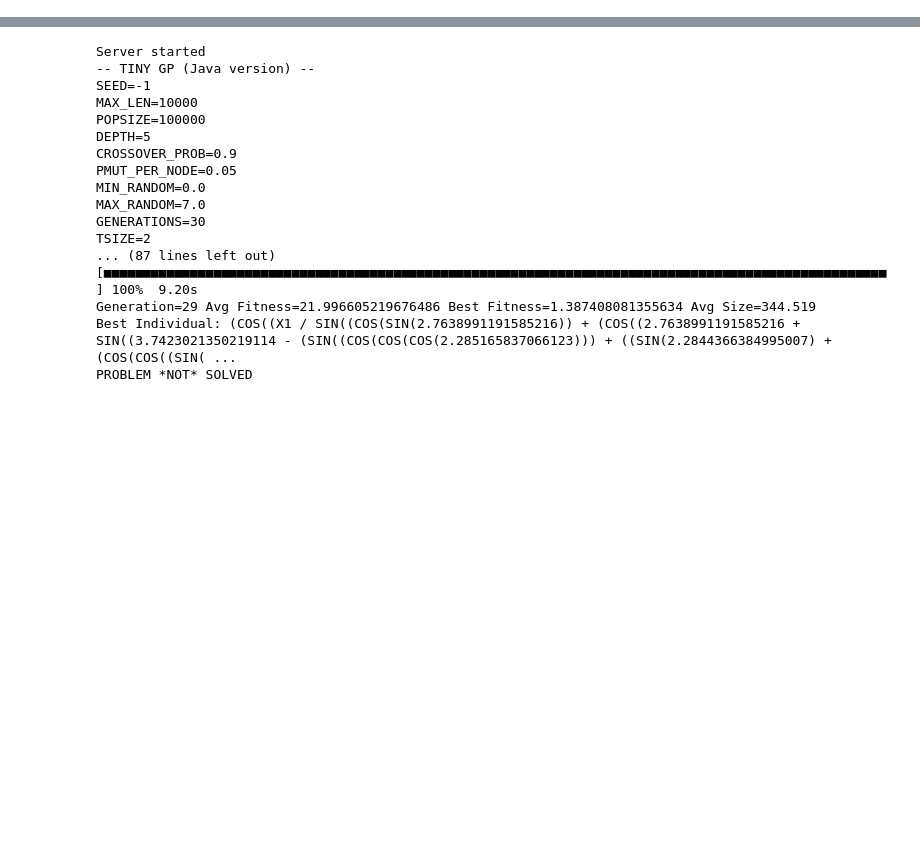
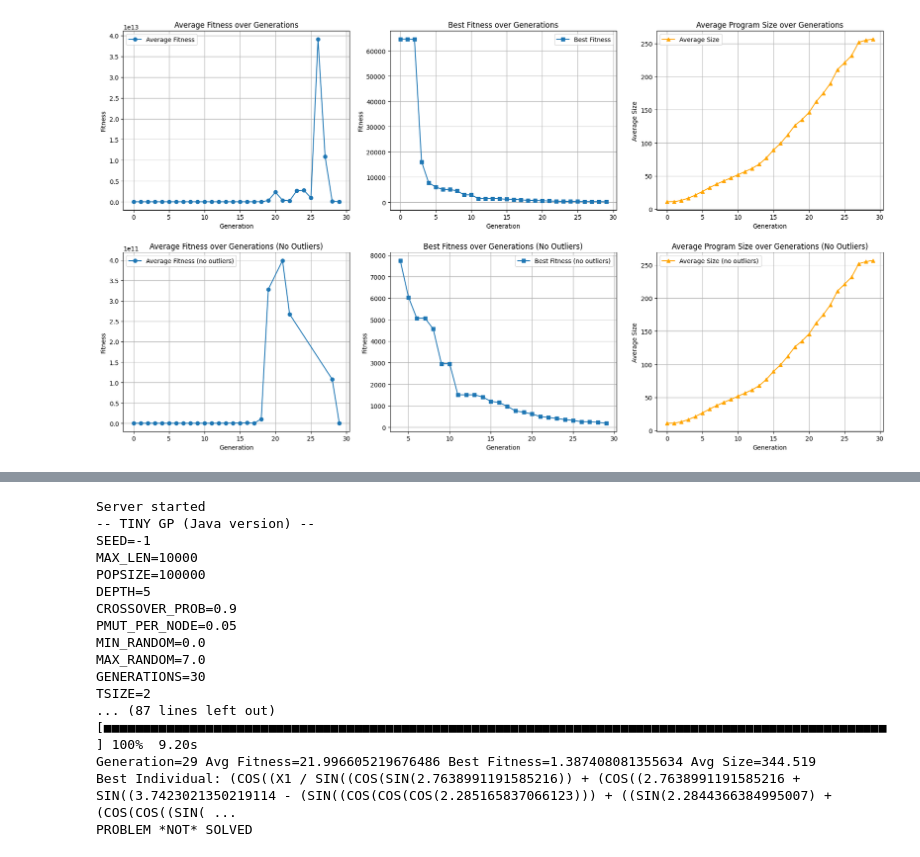
Before and after one commit to malekkonrad/genetic_programming, a Jupyter notebook: solutions.ipynb, the cells around one changed output, grey strips where cells are left out. Drawn from its saved outputs; the diff is of its cells as text; code cells hidden in the pictures; blank space fills up the shorter version.

```diff
--- a/solutions.ipynb
+++ b/solutions.ipynb
@@ -10,6 +10,11 @@ TinyGP.set_java_path("java")  # set path to JVM
 # %%
 from create_data import generate_data
 generate_data()     # podaj argument True -> dostaniesz wykresy!
+# %%
+gp = TinyGP.from_json("gps/gp_problem1_a.json")
+gp.hist.plot()
+# %% [output]
+[figure, added]
 # %%
 # ex01
 for letter in ["a", "b", "c", "d"]:
```
Also changed, not shown: parts of 8 cells of this notebook, 21 other files.
